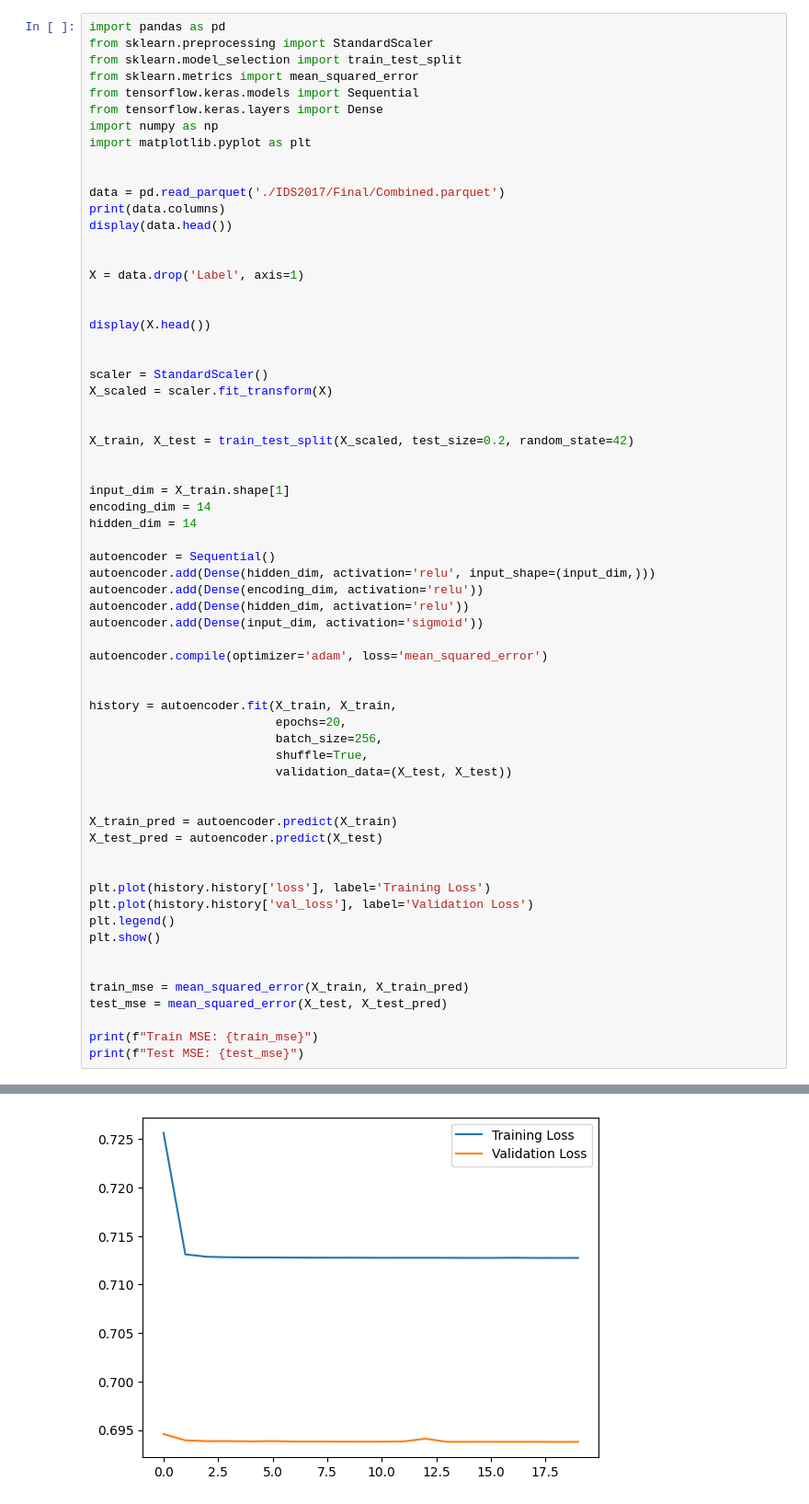
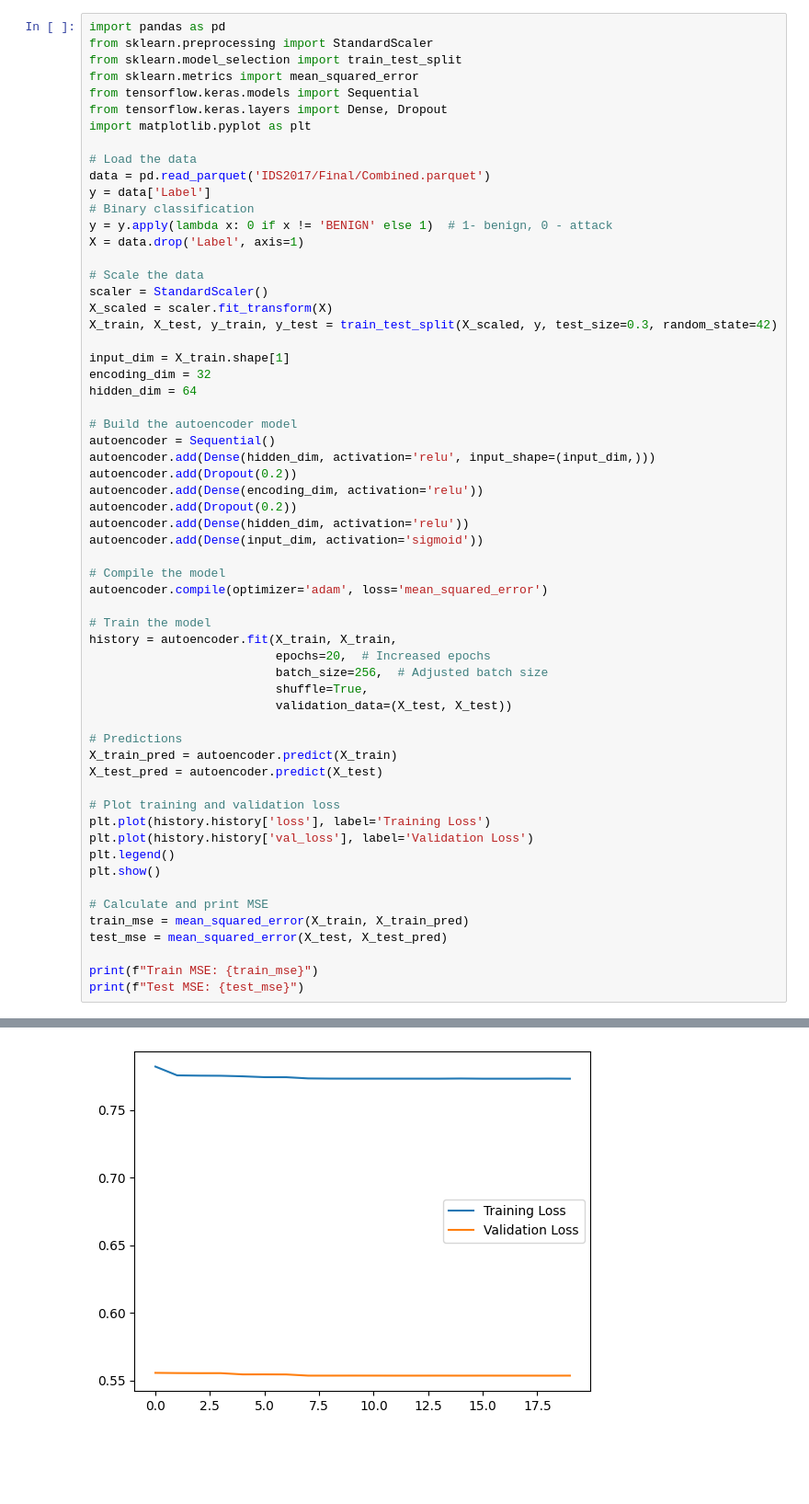
Before and after one commit to dwdwjtwcz/ids2017-anomaly-detection, a Jupyter notebook: auto_encode.ipynb, the cells around one changed output, grey strips where cells are left out. Shown at 92% size. Cells and saved outputs as stored; diff of their text form; blank space fills up the shorter version.

```diff
--- a/auto_encode.ipynb
+++ b/auto_encode.ipynb
@@ -4,59 +4,55 @@ from sklearn.preprocessing import StandardScaler
 from sklearn.model_selection import train_test_split
 from sklearn.metrics import mean_squared_error
 from tensorflow.keras.models import Sequential
-from tensorflow.keras.layers import Dense
-import numpy as np
+from tensorflow.keras.layers import Dense, Dropout
 import matplotlib.pyplot as plt
 
-
-data = pd.read_parquet('./IDS2017/Final/Combined.parquet')
-print(data.columns)
-display(data.head())
-
-
+# Load the data
+data = pd.read_parquet('IDS2017/Final/Combined.parquet')
+y = data['Label']
+# Binary classification
+y = y.apply(lambda x: 0 if x != 'BENIGN' else 1)  # 1- benign, 0 - attack
 X = data.drop('Label', axis=1)
 
-
-display(X.head())
-
-
+# Scale the data
 scaler = StandardScaler()
 X_scaled = scaler.fit_transform(X)
-
-
-X_train, X_test = train_test_split(X_scaled, test_size=0.2, random_state=42)
-
+X_train, X_test, y_train, y_test = train_test_split(X_scaled, y, test_size=0.3, random_state=42)
 
 input_dim = X_train.shape[1]
-encoding_dim = 14
-hidden_dim = 14
+encoding_dim = 32
+hidden_dim = 64
 
+# Build the autoencoder model
 autoencoder = Sequential()
 autoencoder.add(Dense(hidden_dim, activation='relu', input_shape=(input_dim,)))
+autoencoder.add(Dropout(0.2))
 autoencoder.add(Dense(encoding_dim, activation='relu'))
+autoencoder.add(Dropout(0.2))
 autoencoder.add(Dense(hidden_dim, activation='relu'))
 autoencoder.add(Dense(input_dim, activation='sigmoid'))
 
+# Compile the model
 autoencoder.compile(optimizer='adam', loss='mean_squared_error')
 
-
+# Train the model
 history = autoencoder.fit(X_train, X_train,
-                          epochs=20,
-                          batch_size=256,
+                          epochs=20,  # Increased epochs
+                          batch_size=256,  # Adjusted batch size
                           shuffle=True,
                           validation_data=(X_test, X_test))
 
-
+# Predictions
 X_train_pred = autoencoder.predict(X_train)
 X_test_pred = autoencoder.predict(X_test)
 
-
+# Plot training and validation loss
 plt.plot(history.history['loss'], label='Training Loss')
 plt.plot(history.history['val_loss'], label='Validation Loss')
 plt.legend()
 plt.show()
 
-
+# Calculate and print MSE
 train_mse = mean_squared_error(X_train, X_train_pred)
 test_mse = mean_squared_error(X_test, X_test_pred)
 
@@ -100 +80 @@ Epoch 20/20
-[figure, old version]
+[figure, new version]
```
Also changed, not shown: parts of 4 cells of this notebook, 1 other file.
